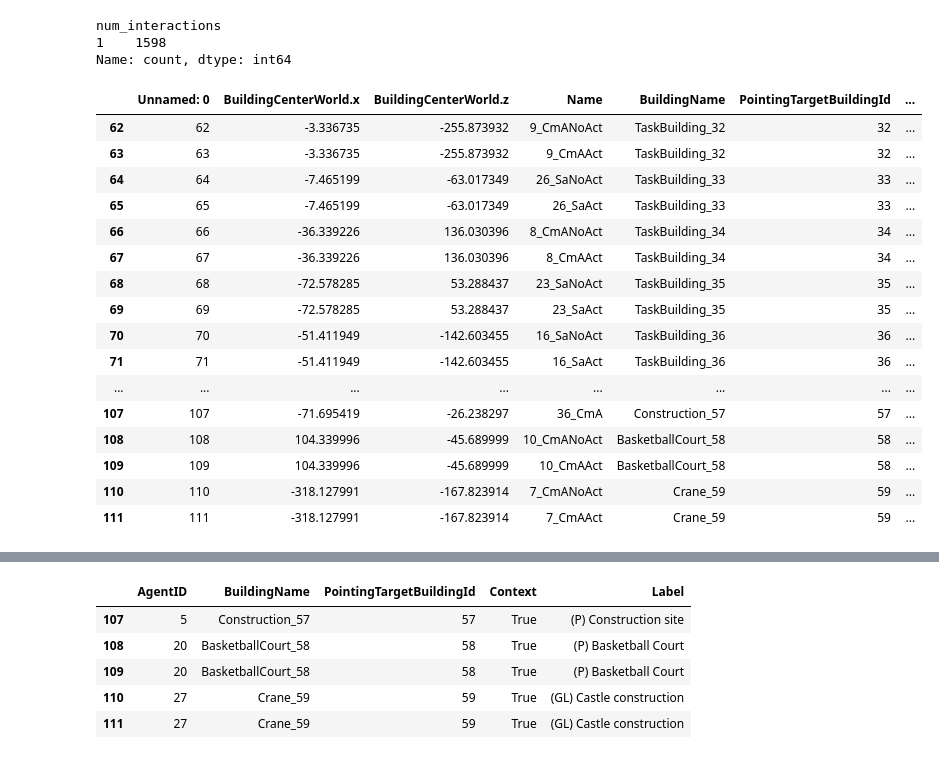
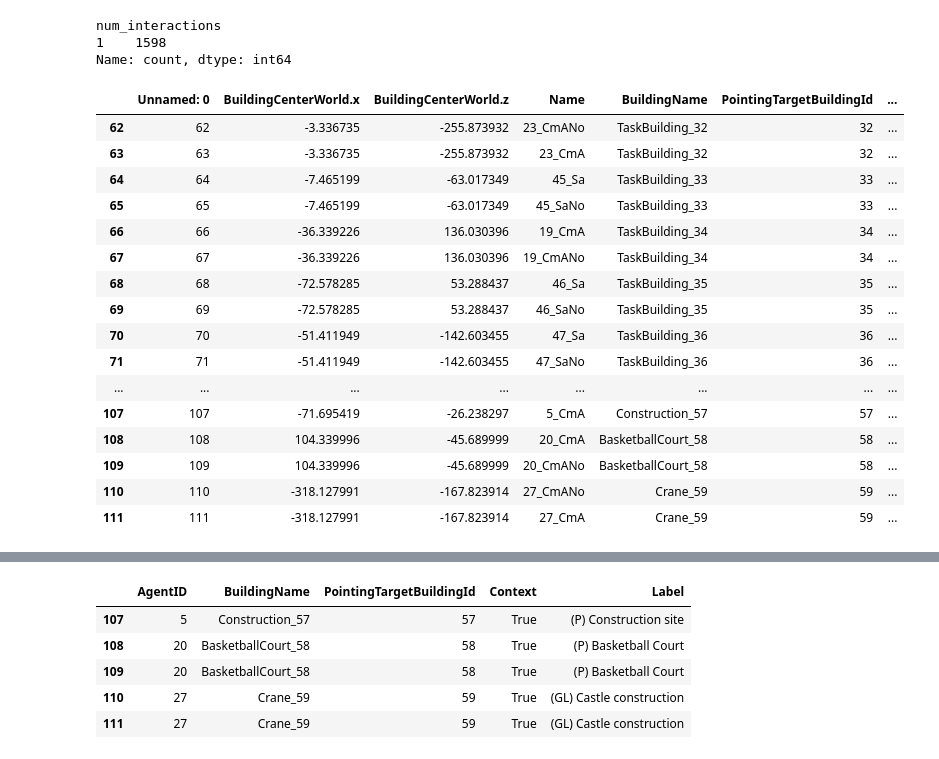
Before and after one commit to tracysanchez/Human_Agents_Impact_Nav, a Jupyter notebook: Proxemics/Minimal_Distance_Figures.ipynb, the cells around one changed output, grey strips where cells are left out. Drawn from its saved outputs; the diff is of its cells as text; code cells hidden in the pictures.

```diff
--- a/Proxemics/Minimal_Distance_Figures.ipynb
+++ b/Proxemics/Minimal_Distance_Figures.ipynb
@@ -25,22 +25,22 @@ BuildingID_Exp2 = Building_Coordinates_Exp2[["ped_id", "PointingTargetBuildingId
 # Rename the 'Name' column to 'ped_id' in both datasets
 BuildingID_Exp1 = BuildingID_Exp1.rename(columns={"Name": "ped_id"})
 # %%
-Building_Coordinates_Exp2.tail(50)
+Building_Coordinates_Exp1.tail(50)
 # %% [output]
 |  | Unnamed: 0 | BuildingCenterWorld.x | BuildingCenterWorld.z | Name | BuildingName | PointingTargetBuildingId | ... |
-| 62 | 62 | -3.336735 | -255.873932 | 9_CmANoAct | TaskBuilding_32 | 32 | ... |
-| 63 | 63 | -3.336735 | -255.873932 | 9_CmAAct | TaskBuilding_32 | 32 | ... |
-| 64 | 64 | -7.465199 | -63.017349 | 26_SaNoAct | TaskBuilding_33 | 33 | ... |
-| 65 | 65 | -7.465199 | -63.017349 | 26_SaAct | TaskBuilding_33 | 33 | ... |
-| 66 | 66 | -36.339226 | 136.030396 | 8_CmANoAct | TaskBuilding_34 | 34 | ... |
-| 67 | 67 | -36.339226 | 136.030396 | 8_CmAAct | TaskBuilding_34 | 34 | ... |
-| 68 | 68 | -72.578285 | 53.288437 | 23_SaNoAct | TaskBuilding_35 | 35 | ... |
-| 69 | 69 | -72.578285 | 53.288437 | 23_SaAct | TaskBuilding_35 | 35 | ... |
-| 70 | 70 | -51.411949 | -142.603455 | 16_SaNoAct | TaskBuilding_36 | 36 | ... |
-| 71 | 71 | -51.411949 | -142.603455 | 16_SaAct | TaskBuilding_36 | 36 | ... |
+| 62 | 62 | -3.336735 | -255.873932 | 23_CmANo | TaskBuilding_32 | 32 | ... |
+| 63 | 63 | -3.336735 | -255.873932 | 23_CmA | TaskBuilding_32 | 32 | ... |
+| 64 | 64 | -7.465199 | -63.017349 | 45_Sa | TaskBuilding_33 | 33 | ... |
+| 65 | 65 | -7.465199 | -63.017349 | 45_SaNo | TaskBuilding_33 | 33 | ... |
+| 66 | 66 | -36.339226 | 136.030396 | 19_CmA | TaskBuilding_34 | 34 | ... |
+| 67 | 67 | -36.339226 | 136.030396 | 19_CmANo | TaskBuilding_34 | 34 | ... |
+| 68 | 68 | -72.578285 | 53.288437 | 46_Sa | TaskBuilding_35 | 35 | ... |
+| 69 | 69 | -72.578285 | 53.288437 | 46_SaNo | TaskBuilding_35 | 35 | ... |
+| 70 | 70 | -51.411949 | -142.603455 | 47_Sa | TaskBuilding_36 | 36 | ... |
+| 71 | 71 | -51.411949 | -142.603455 | 47_SaNo | TaskBuilding_36 | 36 | ... |
 | ... | ... | ... | ... | ... | ... | ... | ... |
-| 107 | 107 | -71.695419 | -26.238297 | 36_CmA | Construction_57 | 57 | ... |
-| 108 | 108 | 104.339996 | -45.689999 | 10_CmANoAct | BasketballCourt_58 | 58 | ... |
-| 109 | 109 | 104.339996 | -45.689999 | 10_CmAAct | BasketballCourt_58 | 58 | ... |
-| 110 | 110 | -318.127991 | -167.823914 | 7_CmANoAct | Crane_59 | 59 | ... |
-| 111 | 111 | -318.127991 | -167.823914 | 7_CmAAct | Crane_59 | 59 | ... |
+| 107 | 107 | -71.695419 | -26.238297 | 5_CmA | Construction_57 | 57 | ... |
+| 108 | 108 | 104.339996 | -45.689999 | 20_CmA | BasketballCourt_58 | 58 | ... |
+| 109 | 109 | 104.339996 | -45.689999 | 20_CmANo | BasketballCourt_58 | 58 | ... |
+| 110 | 110 | -318.127991 | -167.823914 | 27_CmANo | Crane_59 | 59 | ... |
+| 111 | 111 | -318.127991 | -167.823914 | 27_CmA | Crane_59 | 59 | ... |
```
Also changed, not shown: parts of 19 cells of this notebook, 1 other file.
